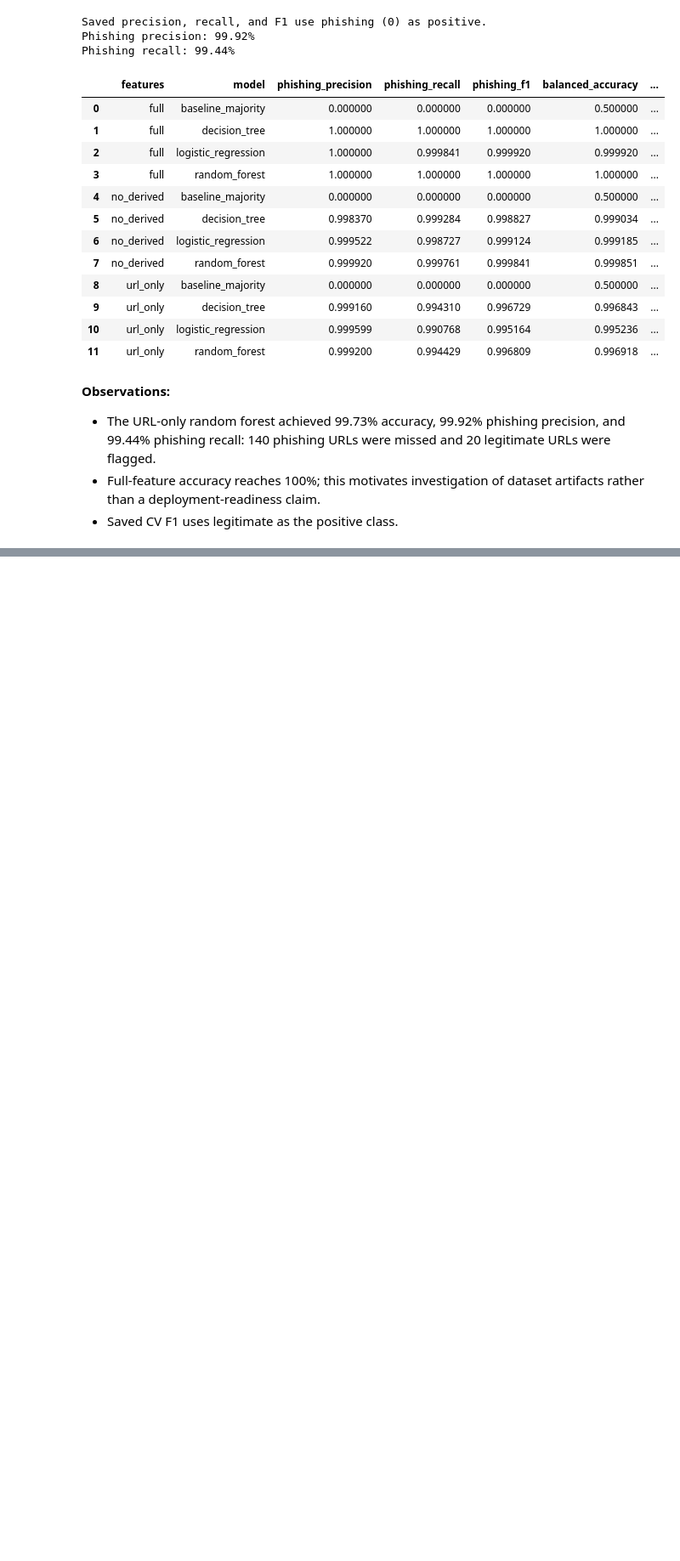
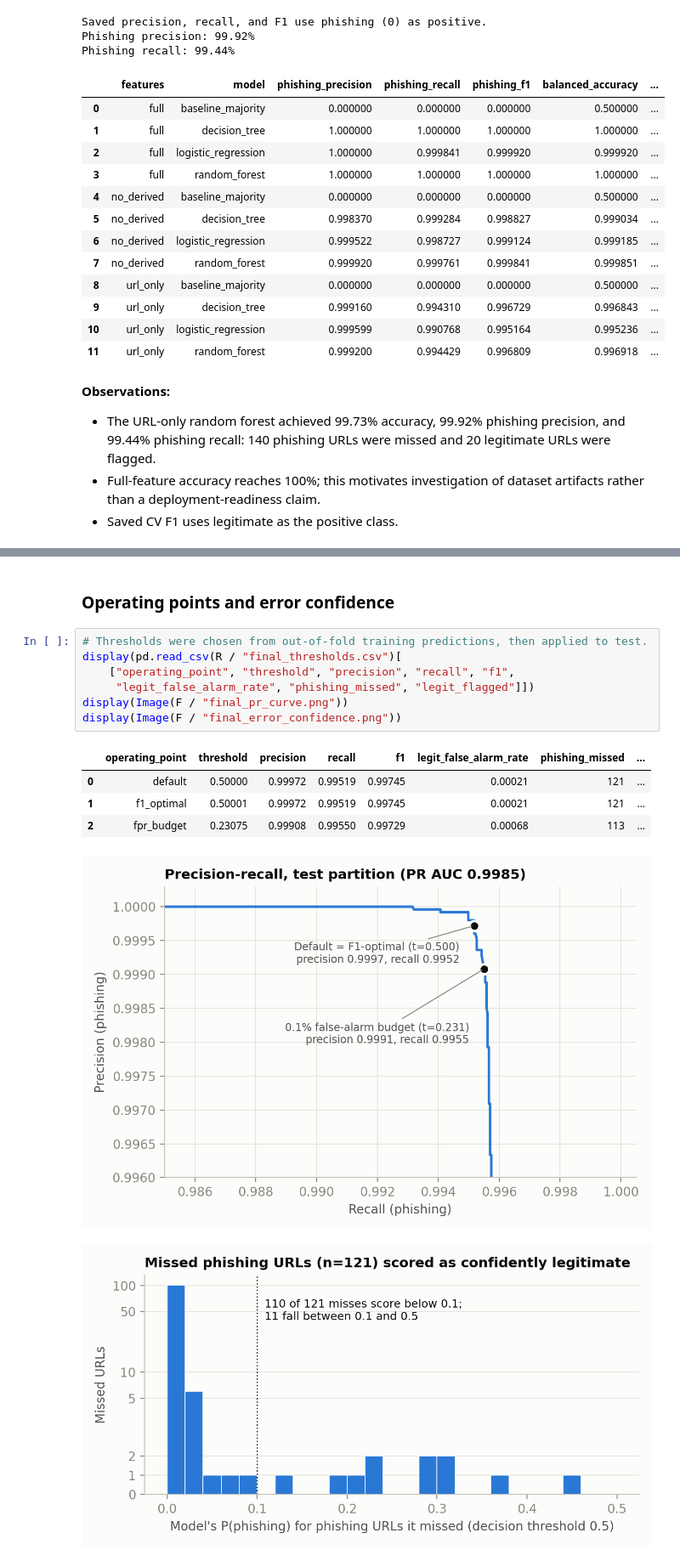
Before and after one commit to albertokabore/Groupe_Project_1_phdai_732_gp_phiusil, a Jupyter notebook: notebooks/part1_colab.ipynb, the cells around one changed output, grey strips where cells are left out. Shown at 85% size. Drawn from its saved outputs; the diff is of its cells as text; blank space fills up the shorter version.

```diff
--- a/notebooks/part1_colab.ipynb
+++ b/notebooks/part1_colab.ipynb
@@ -292,0 +444,16 @@ Phishing recall: 99.44%
+# %% [markdown]
+### Operating points and error confidence
+# %%
+# Thresholds were chosen from out-of-fold training predictions, then applied to test.
+display(pd.read_csv(R / "final_thresholds.csv")[
+    ["operating_point", "threshold", "precision", "recall", "f1",
+     "legit_false_alarm_rate", "phishing_missed", "legit_flagged"]])
+display(Image(F / "final_pr_curve.png"))
+display(Image(F / "final_error_confidence.png"))
+# %% [output]
+|  | operating_point | threshold | precision | recall | f1 | legit_false_alarm_rate | phishing_missed | ... |
+| 0 | default | 0.50000 | 0.99972 | 0.99519 | 0.99745 | 0.00021 | 121 | ... |
+| 1 | f1_optimal | 0.50001 | 0.99972 | 0.99519 | 0.99745 | 0.00021 | 121 | ... |
+| 2 | fpr_budget | 0.23075 | 0.99908 | 0.99550 | 0.99729 | 0.00068 | 113 | ... |
+[figure, added]
+[figure, added]
```
Also changed, not shown: parts of 34 cells of this notebook, 30 other files.
